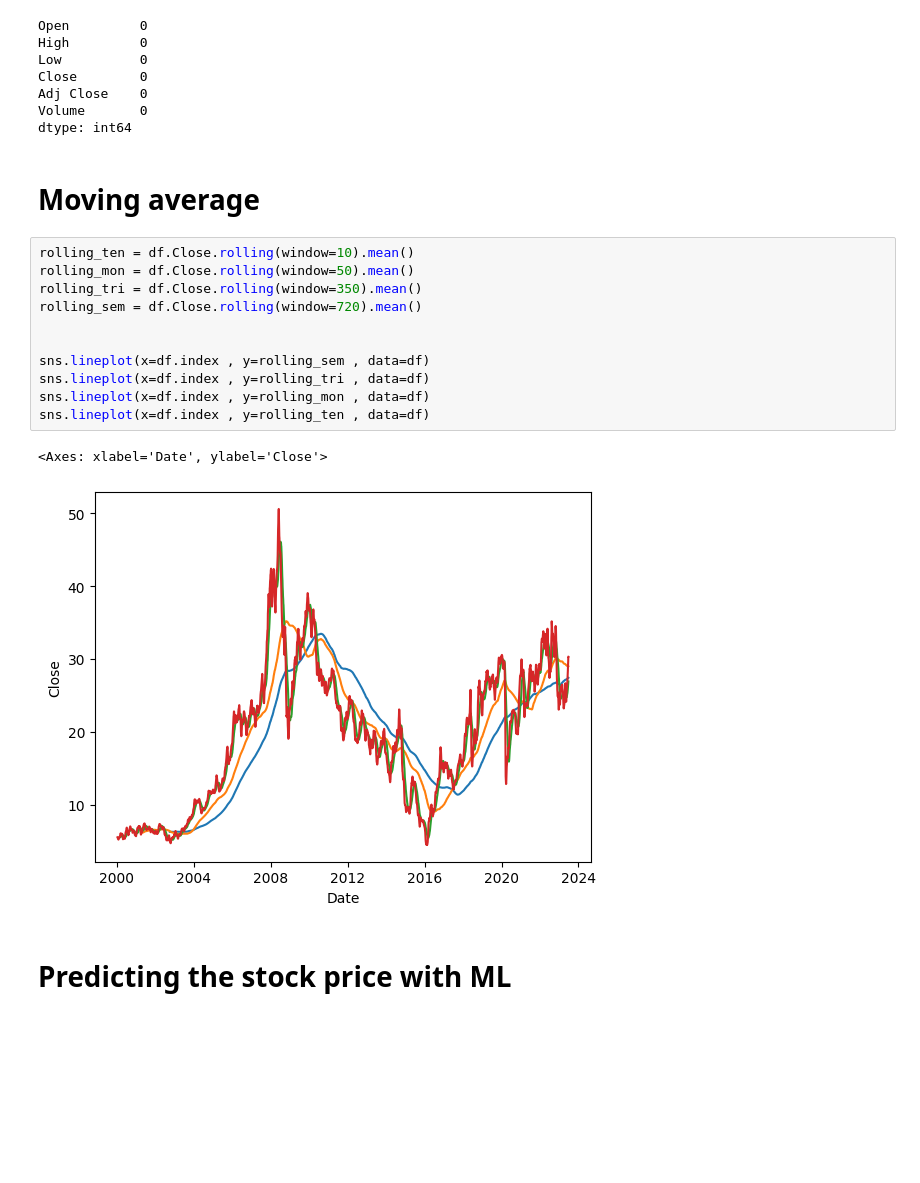
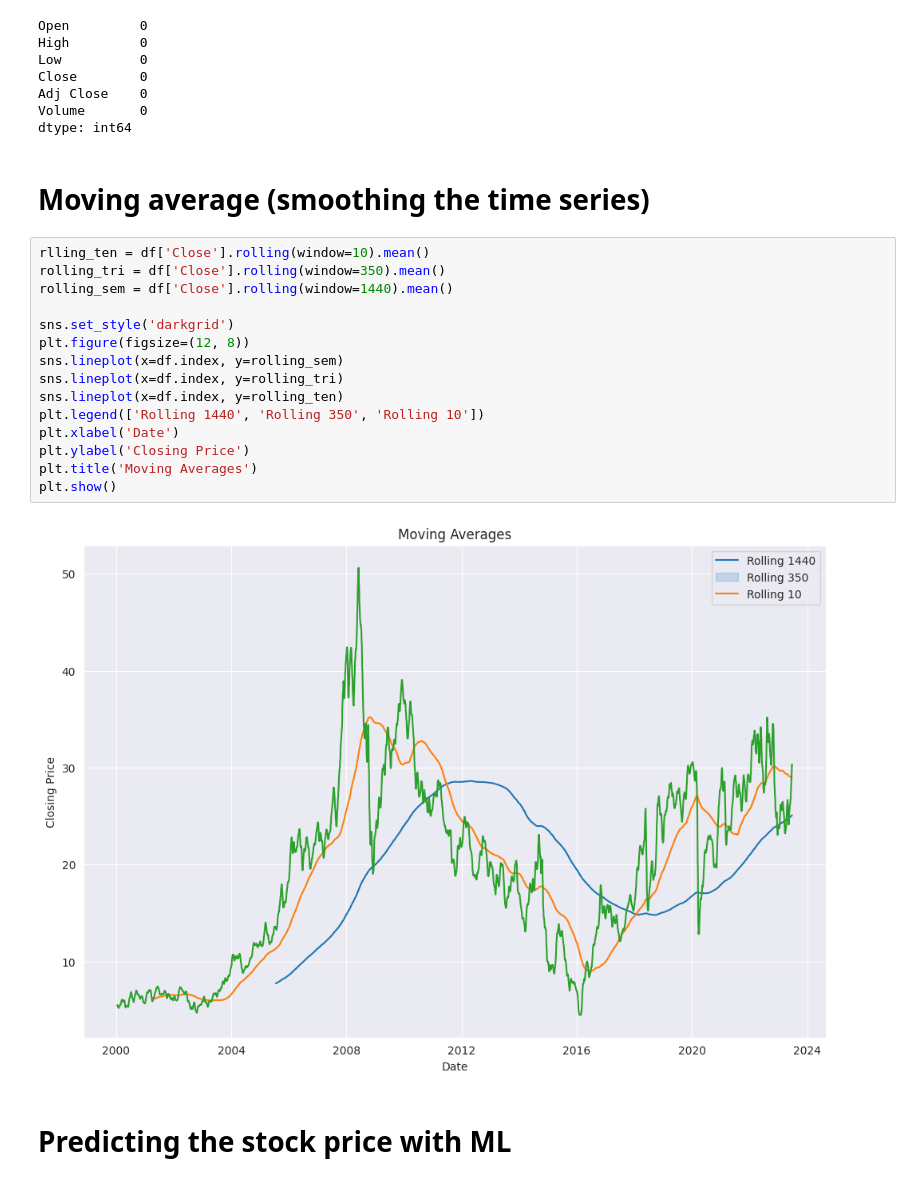
Before and after one commit to up841068/petropredict, a Jupyter notebook: PBR_predictive_model/notebooks/predictions.ipynb, the cells around one changed output. Saved outputs shown, nothing was run; the diff lists cells and outputs as text; blank space fills up the shorter version.

```diff
--- a/PBR_predictive_model/notebooks/predictions.ipynb
+++ b/PBR_predictive_model/notebooks/predictions.ipynb
@@ -124,20 +120,23 @@ Adj Close    0
 Volume       0
 dtype: int64
 # %% [markdown]
-# Moving average
+# Moving average (smoothing the time series)
 # %%
-rolling_ten = df.Close.rolling(window=10).mean()
-rolling_mon = df.Close.rolling(window=50).mean()
-rolling_tri = df.Close.rolling(window=350).mean()
-rolling_sem = df.Close.rolling(window=720).mean()
+rlling_ten = df['Close'].rolling(window=10).mean()
+rolling_tri = df['Close'].rolling(window=350).mean()
+rolling_sem = df['Close'].rolling(window=1440).mean()
 
-
-sns.lineplot(x=df.index , y=rolling_sem , data=df)
-sns.lineplot(x=df.index , y=rolling_tri , data=df)
-sns.lineplot(x=df.index , y=rolling_mon , data=df)
-sns.lineplot(x=df.index , y=rolling_ten , data=df)
+sns.set_style('darkgrid')
+plt.figure(figsize=(12, 8))
+sns.lineplot(x=df.index, y=rolling_sem)
+sns.lineplot(x=df.index, y=rolling_tri)
+sns.lineplot(x=df.index, y=rolling_ten)
+plt.legend(['Rolling 1440', 'Rolling 350', 'Rolling 10'])
+plt.xlabel('Date')
+plt.ylabel('Closing Price')
+plt.title('Moving Averages')
+plt.show()
 # %% [output]
-<Axes: xlabel='Date', ylabel='Close'>
-[figure, old version]
+[figure, new version]
 # %% [markdown]
 # Predicting the stock price with ML
```
Also changed, not shown: parts of 12 cells of this notebook.
